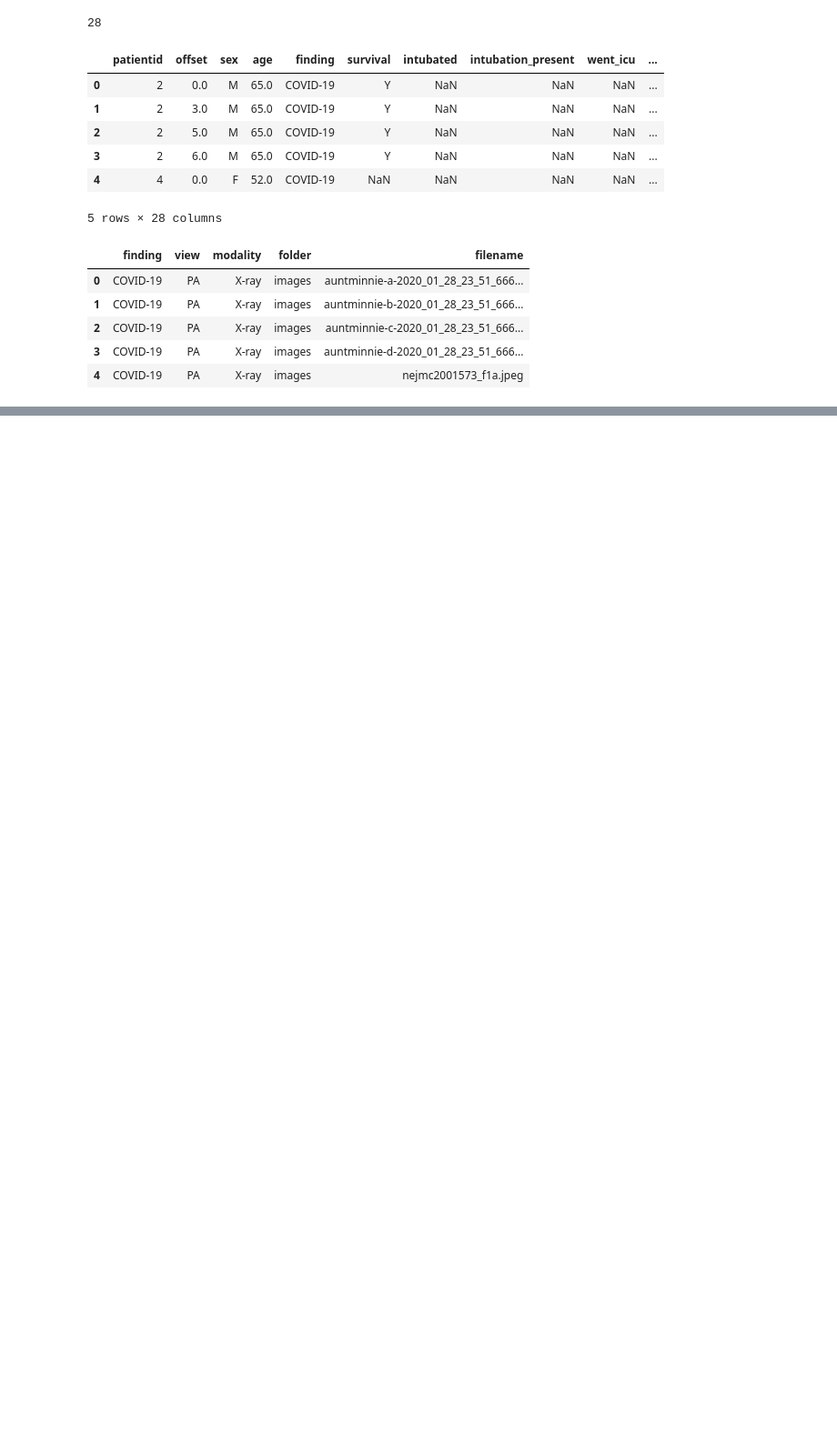
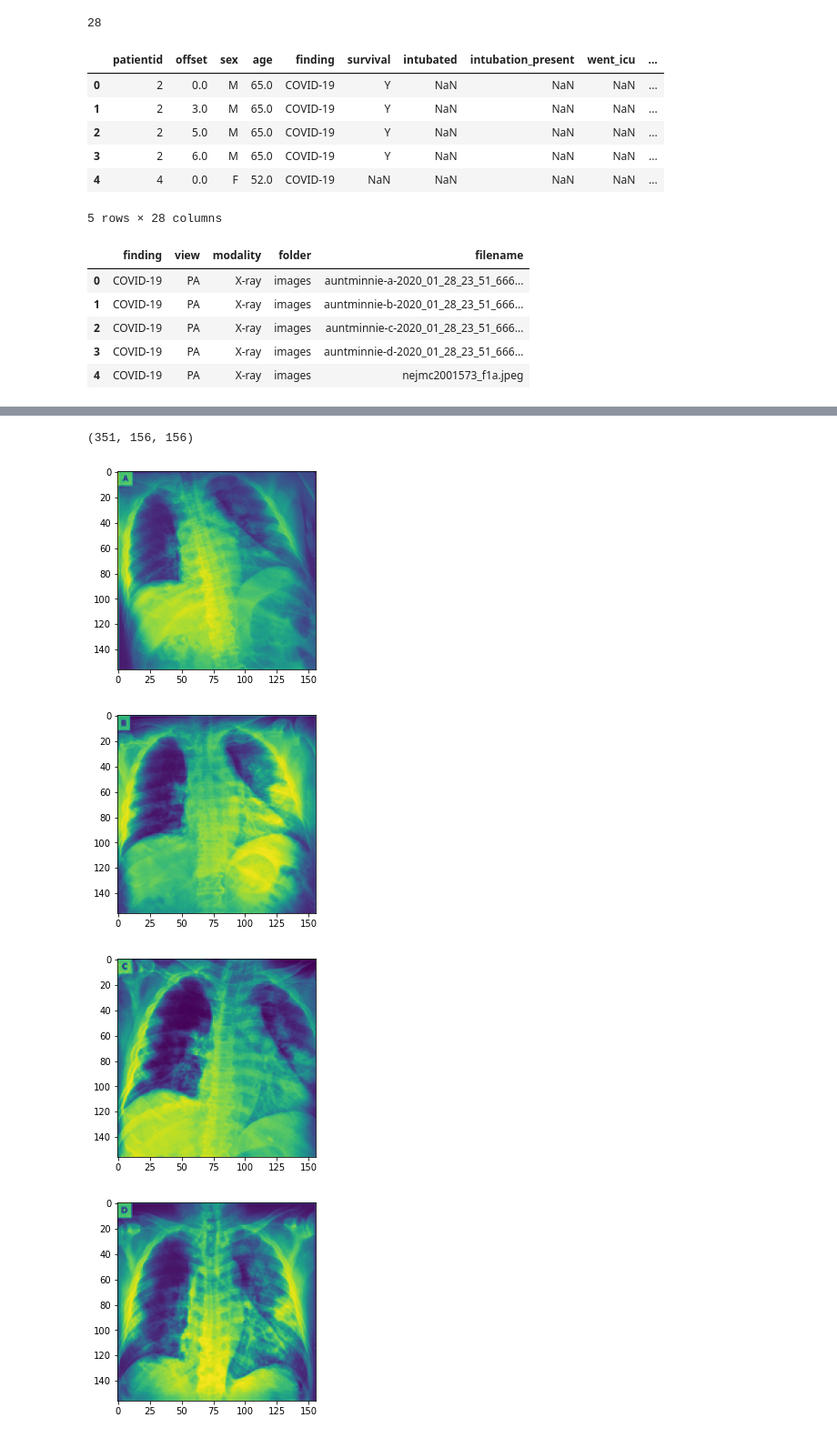
Before and after one commit to lukasrosario/cs591-project, a Jupyter notebook: project.ipynb, the cells around one changed output, grey strips where cells are left out. Shown at 91% size. Cells and saved outputs as stored; diff of their text form; code cells hidden in the pictures; blank space fills up the shorter version.

```diff
--- a/project.ipynb
+++ b/project.ipynb
@@ -54,0 +121,15 @@ plt.imshow(images[1])
+# %%
+images_np = np.array([np.array(image) for image in images_resized])
+# %%
+images_np.shape
+# %% [output]
+(351, 156, 156)
+# %%
+for image in images_np[:5]:
+    plt.figure()
+    plt.imshow(image)
+# %% [output]
+[figure, added]
+[figure, added]
+[figure, added]
+[figure, added]
```
Also changed, not shown: parts of 45 cells of this notebook, 3 other files.
